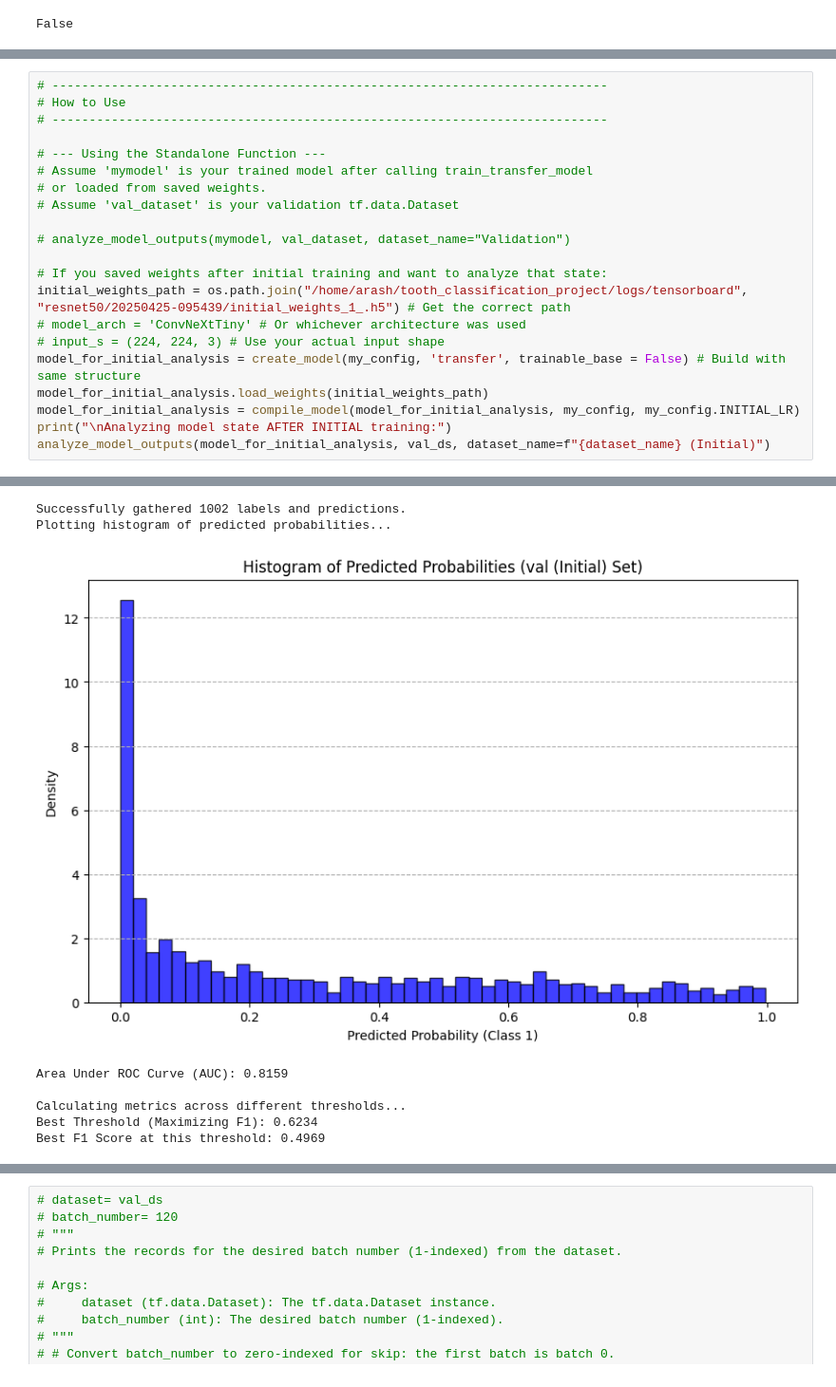
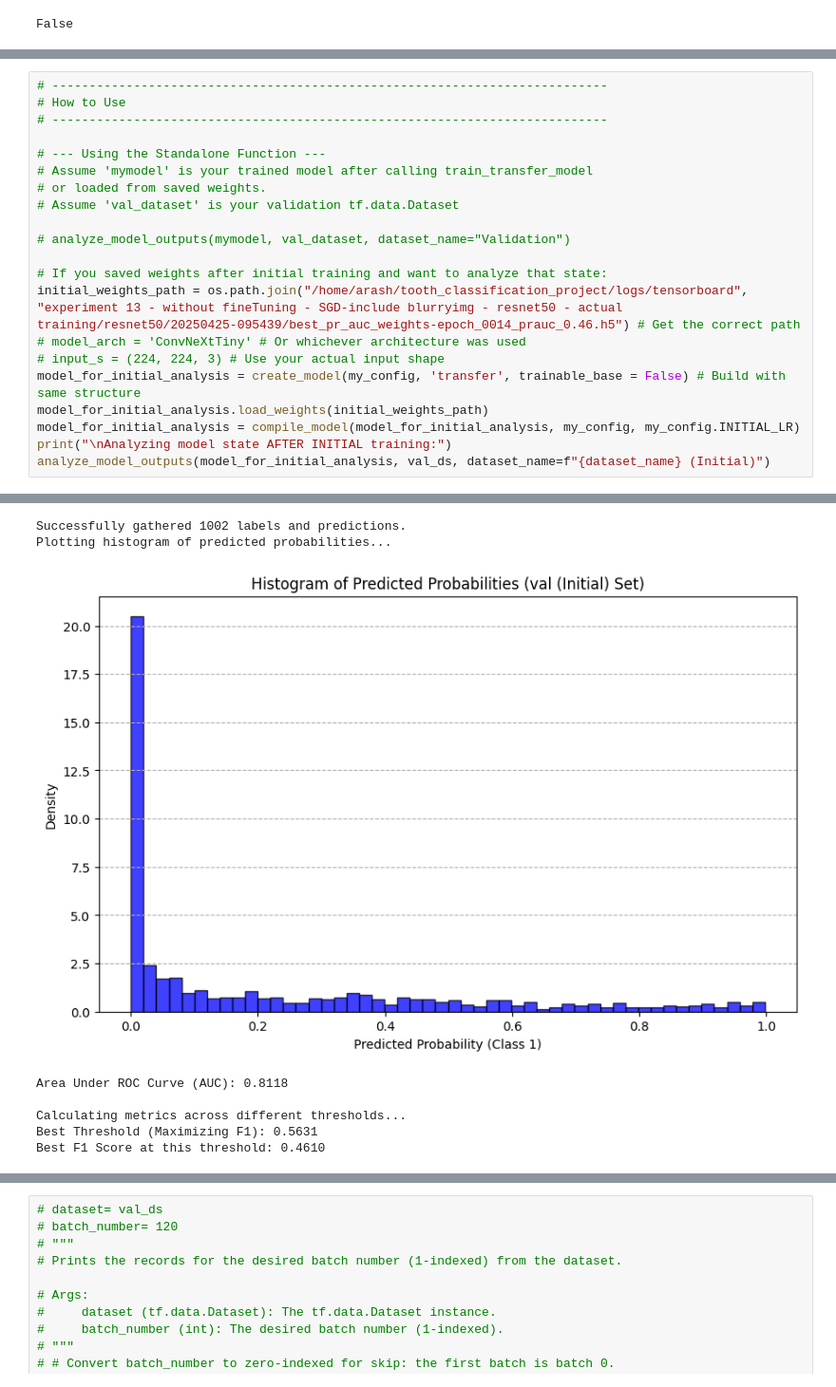
Before and after one commit to h4ppy0wl/tooth_classification_project, a Jupyter notebook: notebooks/02_model_dev.ipynb, the cells around one changed output, grey strips where cells are left out. Shown at 95% size. Cells and saved outputs as stored; diff of their text form.

```diff
--- a/notebooks/02_model_dev.ipynb
+++ b/notebooks/02_model_dev.ipynb
@@ -321,7 +321,7 @@ Class distribution: {0: 866, 1: 136}
 # analyze_model_outputs(mymodel, val_dataset, dataset_name="Validation")
 
 # If you saved weights after initial training and want to analyze that state:
-initial_weights_path = os.path.join("/home/arash/tooth_classification_project/logs/tensorboard", "resnet50/20250425-095439/initial_weights_1_.h5") # Get the correct path
+initial_weights_path = os.path.join("/home/arash/tooth_classification_project/logs/tensorboard", "experiment 13 - without fineTuning - SGD-include blurryimg - resnet50 - actual training/resnet50/20250425-095439/best_pr_auc_weights-epoch_0014_prauc_0.46.h5") # Get the correct path
 # model_arch = 'ConvNeXtTiny' # Or whichever architecture was used
 # input_s = (224, 224, 3) # Use your actual input shape
 model_for_initial_analysis = create_model(my_config, 'transfer', trainable_base = False) # Build with same structure
@@ -343,8 +346,8 @@ Gathering predictions and true labels...
 Successfully gathered 1002 labels and predictions.
 Plotting histogram of predicted probabilities...
-[figure, old version]
+[figure, new version]
-Area Under ROC Curve (AUC): 0.8159
+Area Under ROC Curve (AUC): 0.8118
 
 Calculating metrics across different thresholds...
-Best Threshold (Maximizing F1): 0.6234
-Best F1 Score at this threshold: 0.4969
+Best Threshold (Maximizing F1): 0.5631
+Best F1 Score at this threshold: 0.4610
```
Also changed, not shown: parts of 11 cells of this notebook, 9 other files.
